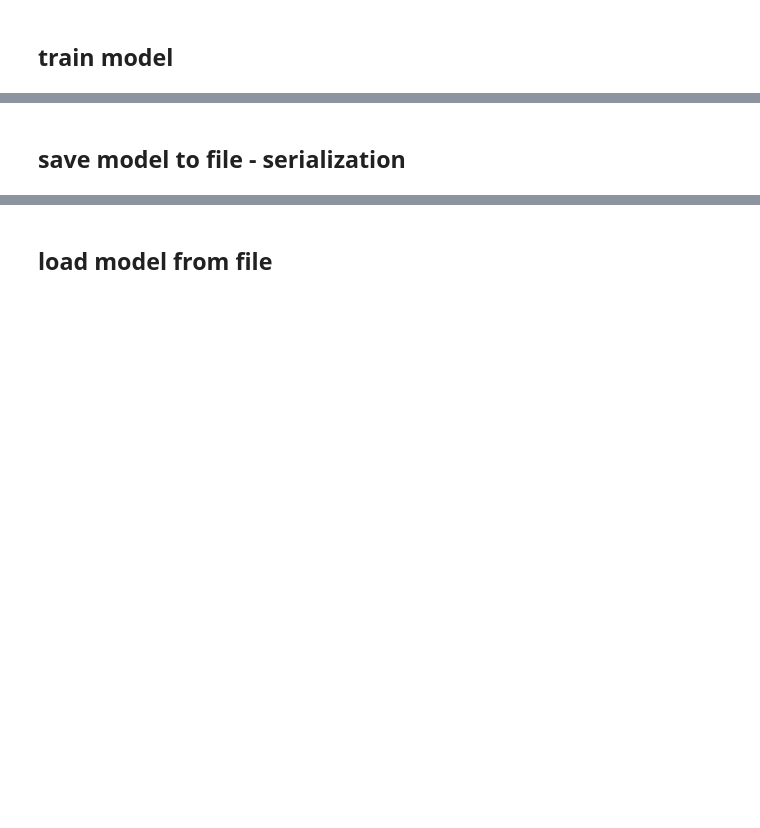
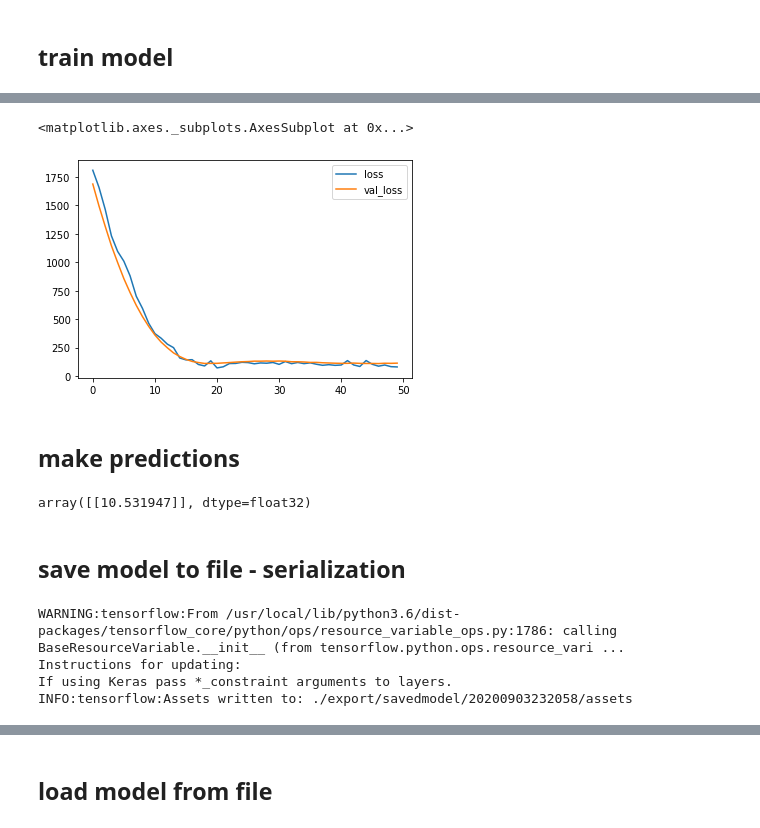
Before and after one commit to canislatranscoxus/tensorflow, a Jupyter notebook: 3_keras_sequential_taxi.ipynb, the cells around one changed output, grey strips where cells are left out. Drawn from its saved outputs; the diff is of its cells as text; code cells hidden in the pictures; blank space fills up the shorter version.

```diff
--- a/3_keras_sequential_taxi.ipynb
+++ b/3_keras_sequential_taxi.ipynb
@@ -213,2 +257,31 @@ InvalidArgumentError: ignored
+# %%
+LOSS_COLS = ['loss', 'val_loss']
+
+pd.DataFrame(history.history)[LOSS_COLS].plot()
+# %% [output]
+<matplotlib.axes._subplots.AxesSubplot at 0x...>
+[figure, added]
+# %% [markdown]
+## make predictions
+# %%
+model.predict(x={"pickup_longitude": tf.convert_to_tensor([-73.982683]),
+                 "pickup_latitude": tf.convert_to_tensor([40.742104]),
+                 "dropoff_longitude": tf.convert_to_tensor([-73.983766]),
+                 "dropoff_latitude": tf.convert_to_tensor([40.755174]),
+                 "passenger_count": tf.convert_to_tensor([3.0])},
+              steps=1)
+# %% [output]
+array([[10.531947]], dtype=float32)
 # %% [markdown]
 ## save model to file - serialization
+# %%
+OUTPUT_DIR = "./export/savedmodel"
+shutil.rmtree(OUTPUT_DIR, ignore_errors=True)
+EXPORT_PATH = os.path.join(OUTPUT_DIR,
+                           datetime.datetime.now().strftime("%Y%m%d%H%M%S"))
+tf.saved_model.save(model, EXPORT_PATH)  # with default serving function
+# %% [output]
+WARNING:tensorflow:From /usr/local/lib/python3.6/dist-packages/tensorflow_core/python/ops/resource_variable_ops.py:1786: calling BaseResourceVariable.__init__ (from tensorflow.python.ops.resource_vari ...
+Instructions for updating:
+If using Keras pass *_constraint arguments to layers.
+INFO:tensorflow:Assets written to: ./export/savedmodel/20200903232058/assets
```
Also changed, not shown: parts of 22 cells of this notebook.
